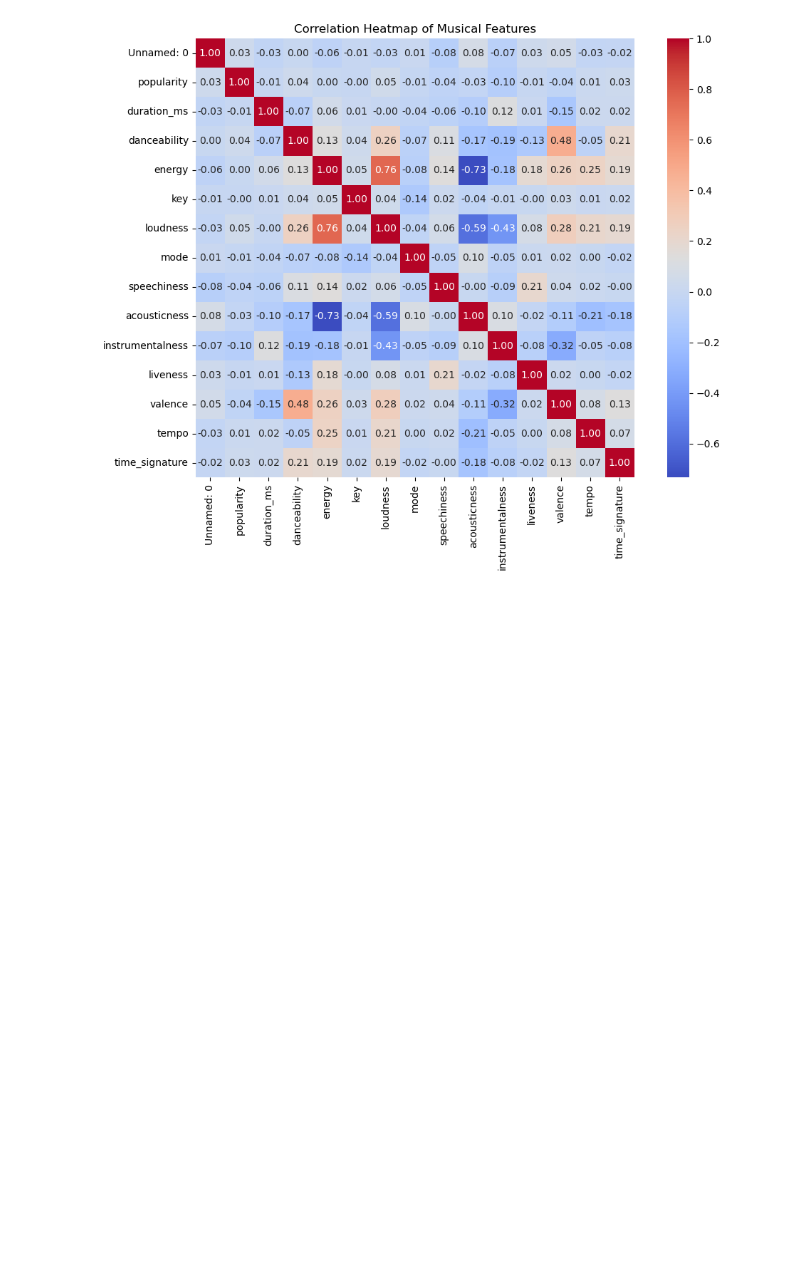
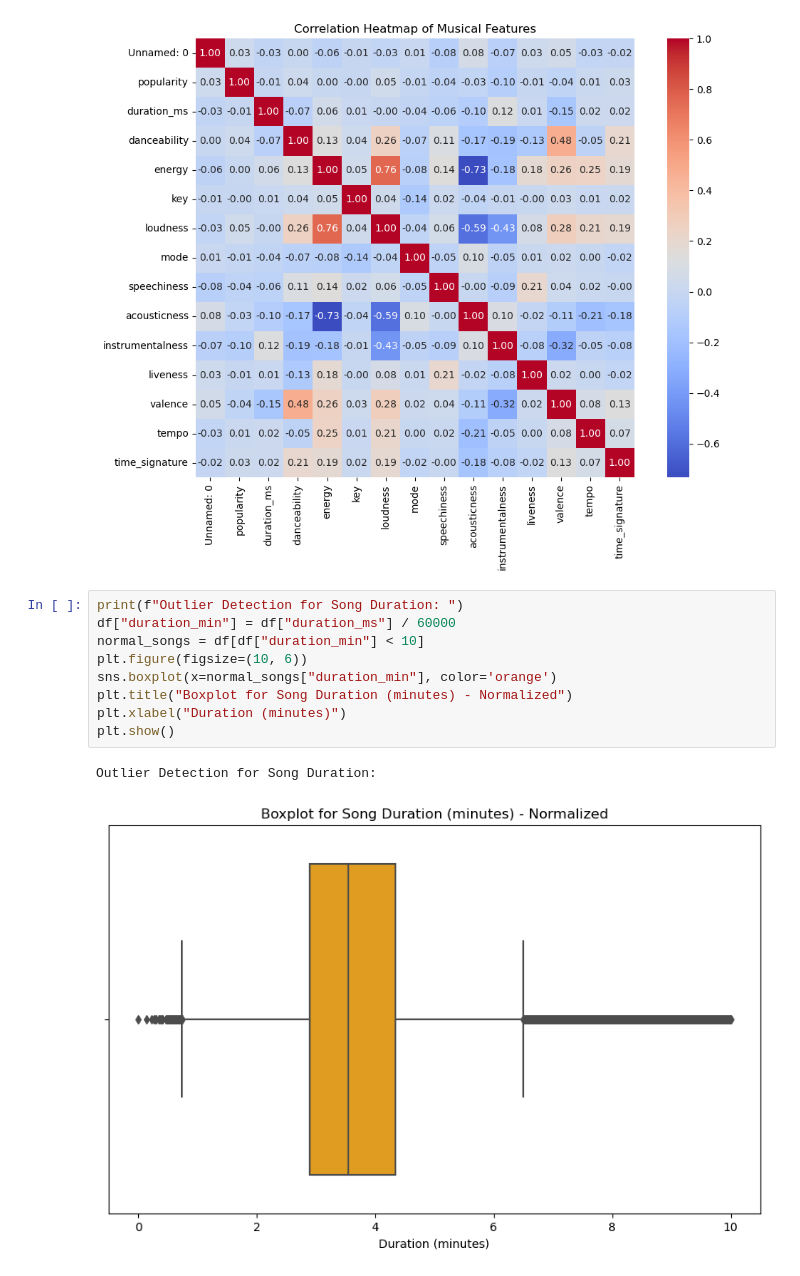
Before and after one commit to canreves/popularity-guesser, a Jupyter notebook: exploratory-data-analysis.ipynb, the cells around one changed output. Cells and saved outputs as stored; diff of their text form; blank space fills up the shorter version.

Commit message:
added boxplot for song duration in minutes and popularity distribution by track mode (major vs minor)

```diff
--- a/exploratory-data-analysis.ipynb
+++ b/exploratory-data-analysis.ipynb
@@ -90,3 +90,15 @@ plt.show()
 # %% [output]
 Correlation Heatmap of Musical Features:
 [figure]
+# %%
+print(f"Outlier Detection for Song Duration: ")
+df["duration_min"] = df["duration_ms"] / 60000
+normal_songs = df[df["duration_min"] < 10]
+plt.figure(figsize=(10, 6))
+sns.boxplot(x=normal_songs["duration_min"], color='orange')
+plt.title("Boxplot for Song Duration (minutes) - Normalized")
+plt.xlabel("Duration (minutes)")
+plt.show()
+# %% [output]
+Outlier Detection for Song Duration:
+[figure, added]
```
Also changed, not shown: parts of 1 cell of this notebook.
